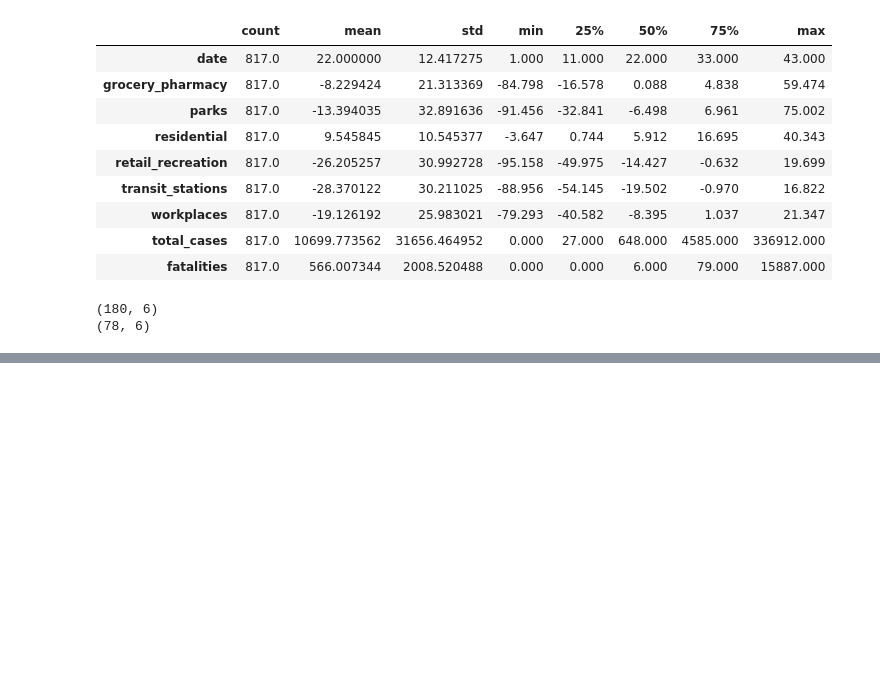
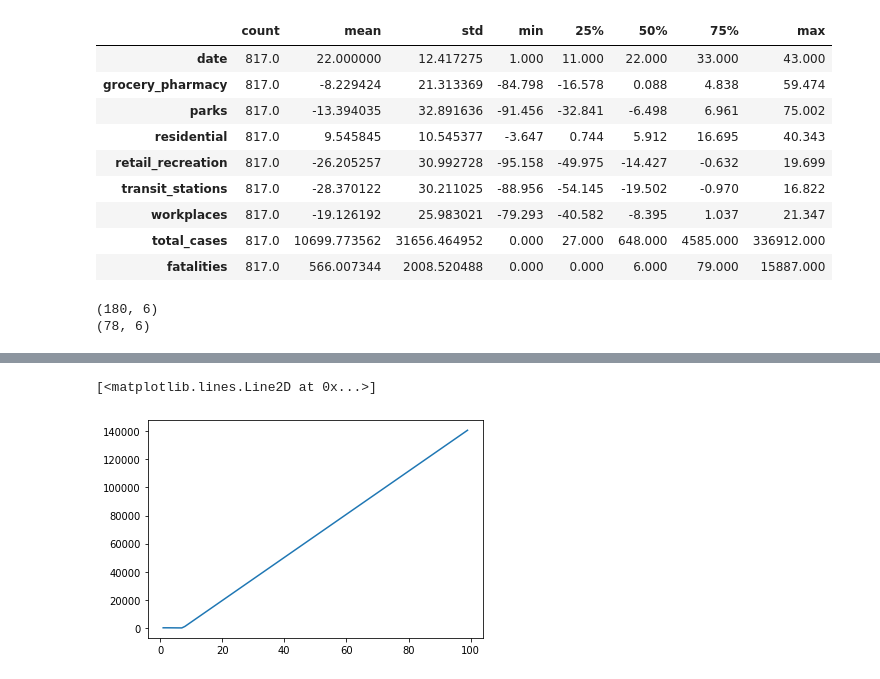
Before and after one commit to Pedrag1234/FEUP_IART_TP2, a Jupyter notebook: src/Neural Network .ipynb, the cells around one changed output, grey strips where cells are left out. Cells and saved outputs as stored; diff of their text form; code cells hidden in the pictures; blank space fills up the shorter version.

```diff
--- a/src/Neural Network .ipynb
+++ b/src/Neural Network .ipynb
@@ -110,0 +111,6 @@ print(r2_score(y2_test,predict_test2))
+# %%
+regr_2 = MLPRegressor(hidden_layer_sizes=(8,8), activation='relu', solver='adam', max_iter=50000)
+
+test2_regr = ['date']
+
+regr_2.fit(EU_covid_data[test2_regr], EU_covid_data['total_cases'])
@@ -110,0 +126,13 @@ print(r2_score(y2_test,predict_test2))
+# %%
+import numpy as np
+
+b=np.arange(1,100)
+a=np.arange(1,100)
+
+for i in range(99):
+    b[i]=regr_2.predict([[a[i]]])[0]
+
+plt.plot(a,b)
+# %% [output]
+[<matplotlib.lines.Line2D at 0x...>]
+[figure, added]
```
Also changed, not shown: parts of 5 cells of this notebook, 1 other file.
